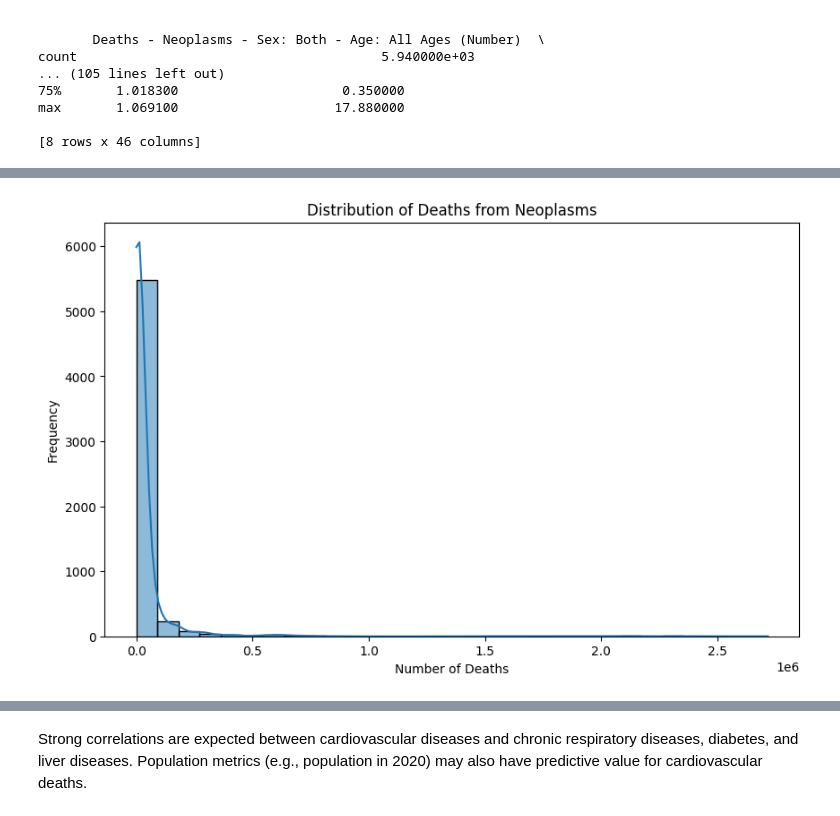
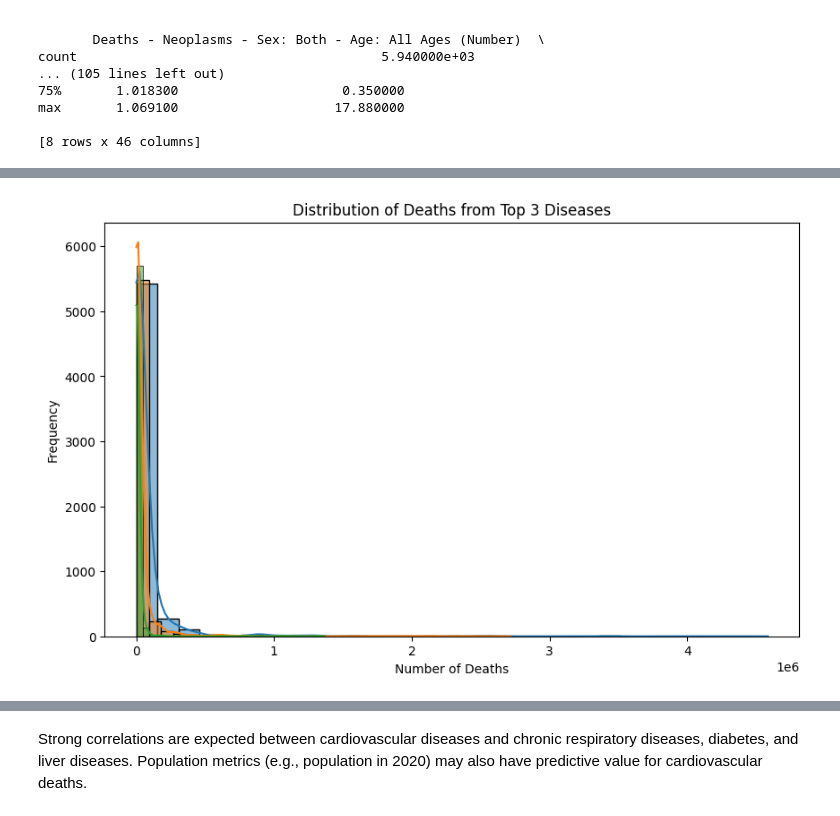
Before and after one commit to ApraxiaTM/Annual-Death-Causes, a Jupyter notebook: ai_project_prelim_sgu2.ipynb, the cells around one changed output, grey strips where cells are left out. Cells and saved outputs as stored; diff of their text form; code cells hidden in the pictures.

```diff
--- a/ai_project_prelim_sgu2.ipynb
+++ b/ai_project_prelim_sgu2.ipynb
@@ -371,14 +371,16 @@ None
 # %%
 import matplotlib.pyplot as plt
 import seaborn as sns
 
 # Example: Histogram of Deaths from Neoplasms
 plt.figure(figsize=(10, 6))
+sns.histplot(merged_data_cleaned['Deaths - Cardiovascular diseases - Sex: Both - Age: All Ages (Number)'], bins=30, kde=True)
 sns.histplot(merged_data_cleaned['Deaths - Neoplasms - Sex: Both - Age: All Ages (Number)'], bins=30, kde=True)
-plt.title('Distribution of Deaths from Neoplasms')
+sns.histplot(merged_data_cleaned['Deaths - Chronic respiratory diseases - Sex: Both - Age: All Ages (Number)'], bins=30, kde=True)
+plt.title('Distribution of Deaths from Top 3 Diseases')
 plt.xlabel('Number of Deaths')
 plt.ylabel('Frequency')
 plt.show()
 # %% [output]
-[figure, old version]
+[figure, new version]
 # %%
```
Also changed, not shown: parts of 10 cells of this notebook, 2 other files.
